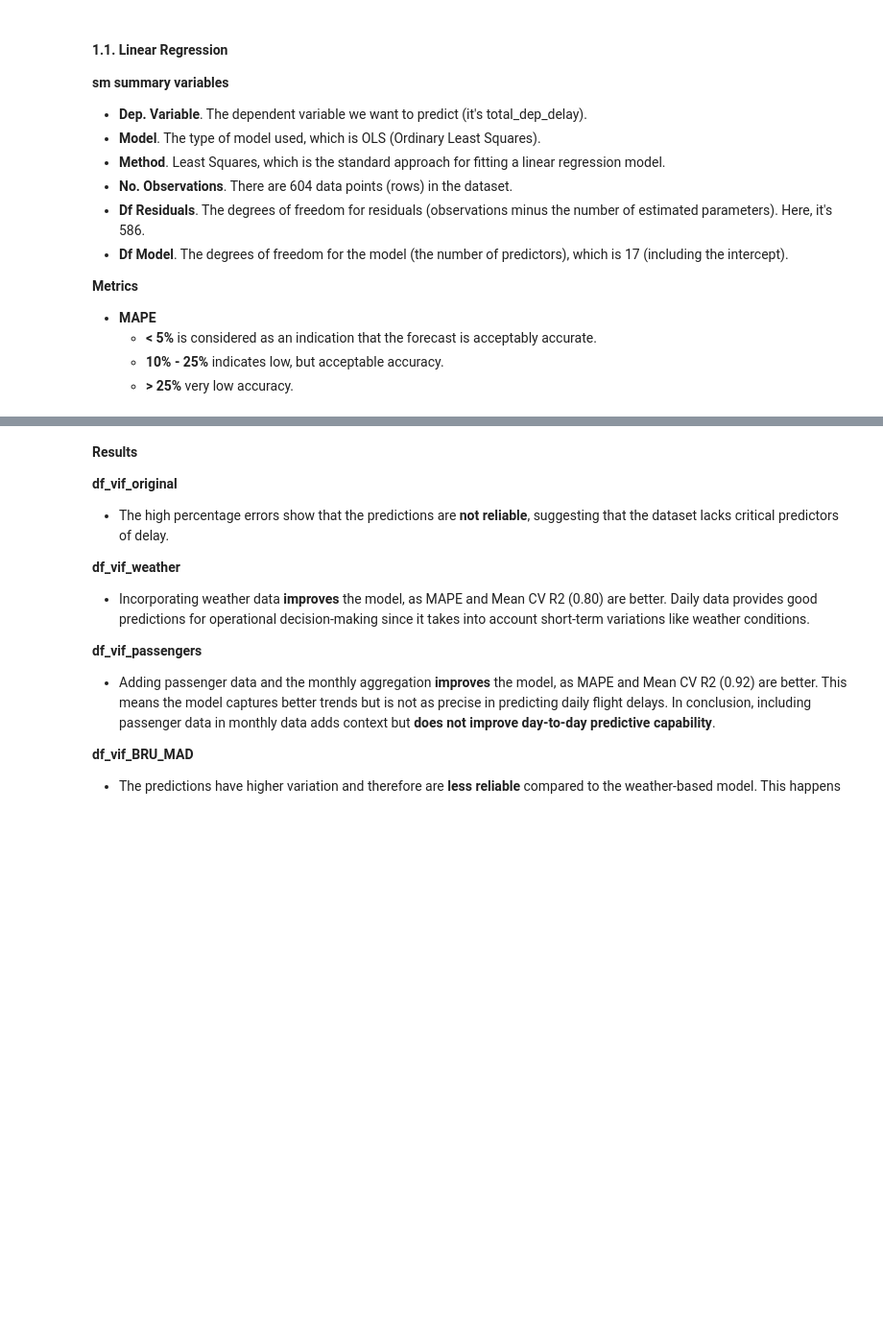
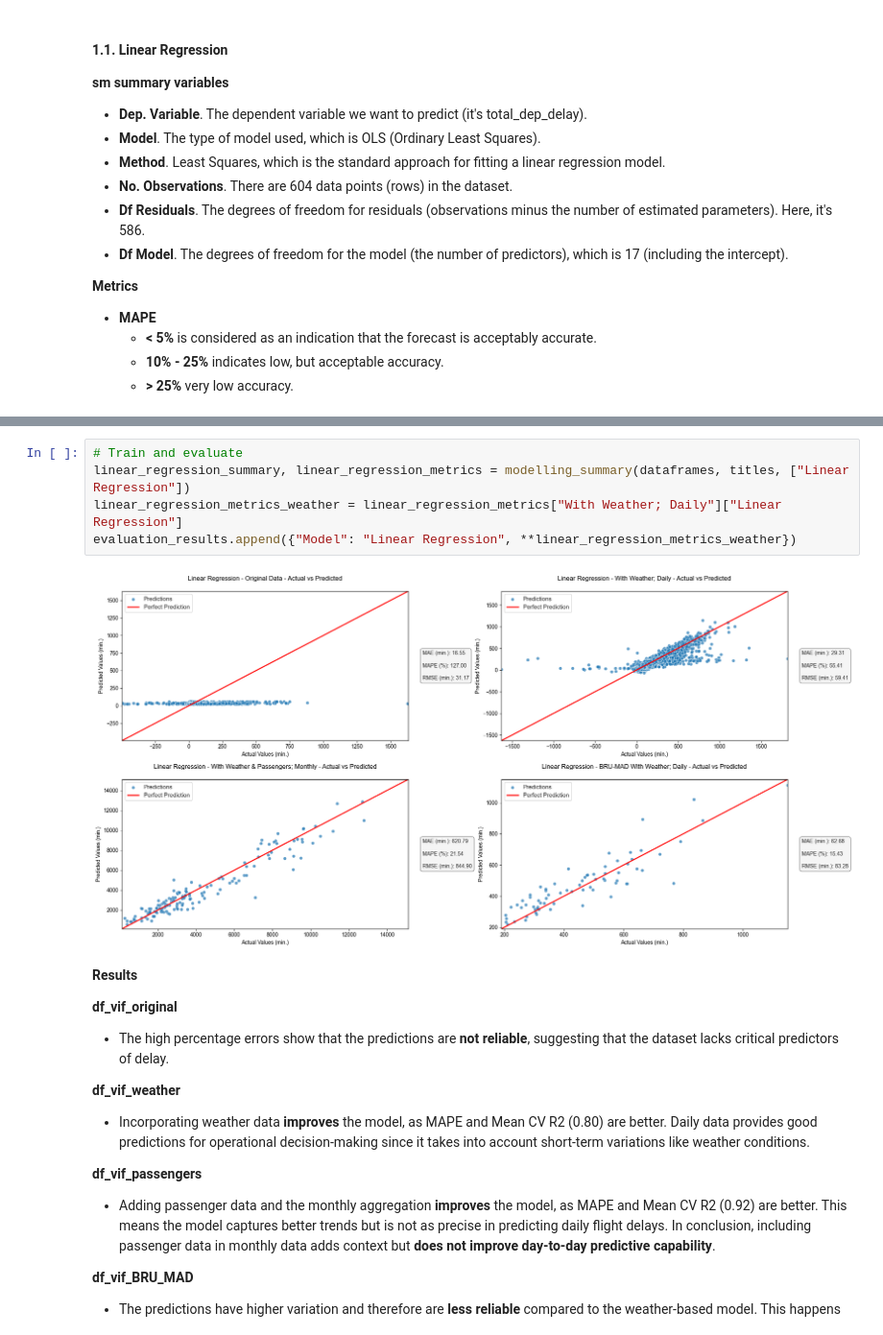
Before and after one commit to DT-Service-Consulting/avstats, a Jupyter notebook: avstats/AvStats_ML.ipynb, the cells around one changed output, grey strips where cells are left out. Shown at 96% size. Drawn from its saved outputs; the diff is of its cells as text; blank space fills up the shorter version.

```diff
--- a/avstats/AvStats_ML.ipynb
+++ b/avstats/AvStats_ML.ipynb
@@ -121,3 +110,10 @@ linear_regression_summary
+# %%
+# Train and evaluate
+linear_regression_summary, linear_regression_metrics = modelling_summary(dataframes, titles, ["Linear Regression"])
+linear_regression_metrics_weather = linear_regression_metrics["With Weather; Daily"]["Linear Regression"]
+evaluation_results.append({"Model": "Linear Regression", **linear_regression_metrics_weather})
+# %% [output]
+[figure, added]
 # %% [markdown]
 **Results**
 
```
Also changed, not shown: parts of 15 cells of this notebook, 2 other files.
